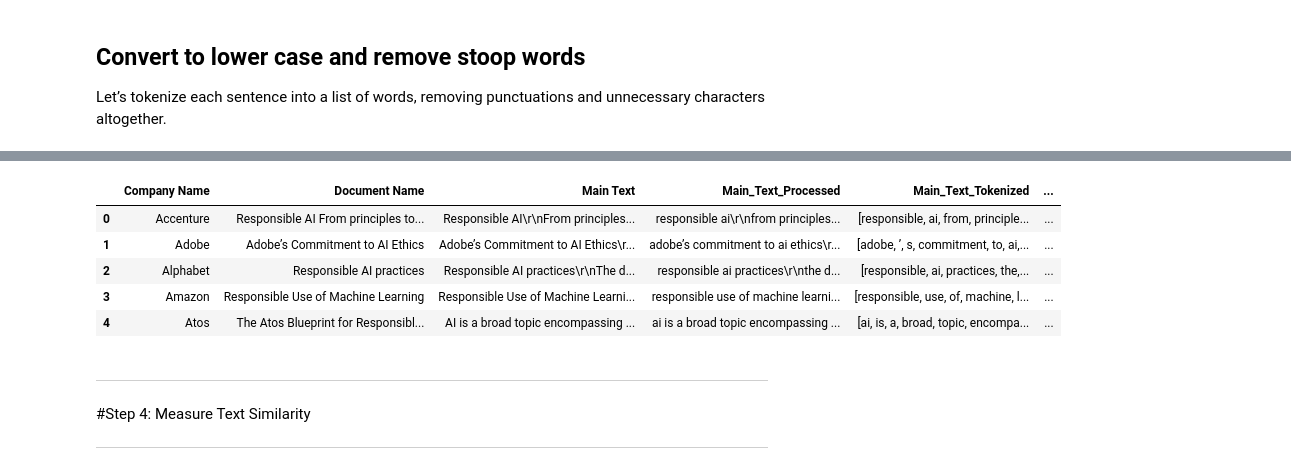
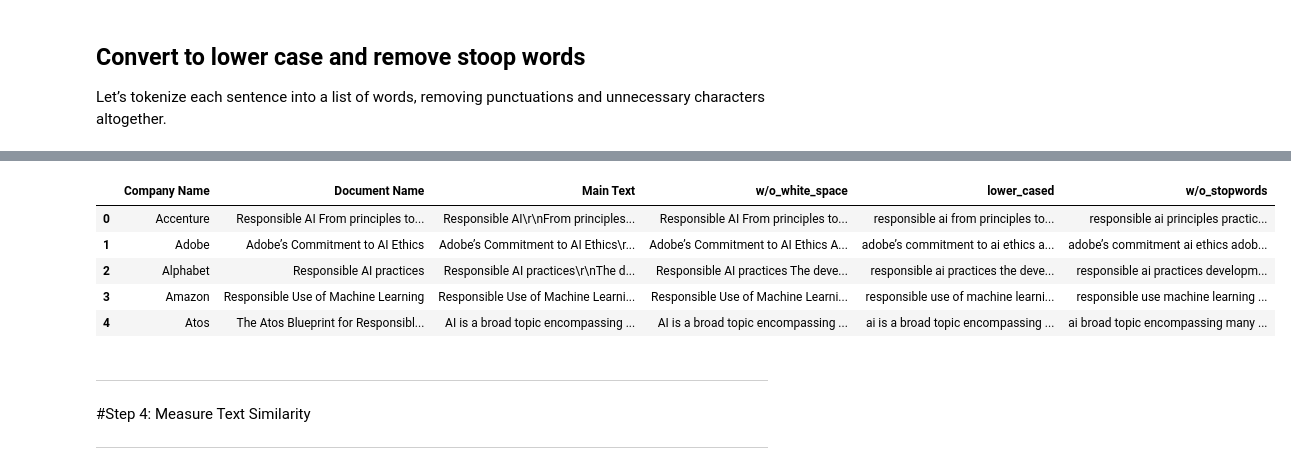
Before and after one commit to Kensuzuki95/Corporate_AI_Ethics_Guideline_Analysis, a Jupyter notebook: Document_Analysis.ipynb, the cells around one changed output, grey strips where cells are left out. Saved outputs shown, nothing was run; the diff lists cells and outputs as text; code cells hidden in the pictures.

```diff
--- a/Document_Analysis.ipynb
+++ b/Document_Analysis.ipynb
@@ -105,0 +100,14 @@ text_data.head()
+# %%
+# Load the regular expression library
+import re
+import nltk
+
+
+# Remove punctuation
+text_data['lower_cased'] = text_data['w/o_white_space'].map(lambda x: re.sub('[,\.!?()]', '', x))
+
+# Convert the text to lowercase
+text_data['lower_cased'] = text_data['lower_cased'].map(lambda x: x.lower())
+
+# Print out the first rows of papers
+text_data.head()
@@ -106,13 +121,15 @@ text_data.head()
 # %%
 #defining the function to remove stopwords from tokenized text
-nltk.download('stopwords')
-stopwords = nltk.corpus.stopwords.words('english')
+import nltk
+from nltk.corpus import stopwords
+stopwords = stopwords.words('english')
 
 def remove_stopwords(text):
-    output= [i for i in text if i not in stopwords]
-    return output
+  sw_removed = [word for word in text.split() if word.lower() not in stopwords]
+  sw_removed = " ".join(sw_removed)
+  return sw_removed
 
 #applying the function
-text_data['Main_text_without_stopwords'] = text_data['Main_Text_Tokenized'].apply(lambda x:remove_stopwords(x))
-#training_data.head()
+text_data['w/o_stopwords'] = text_data['lower_cased'].apply(lambda x:remove_stopwords(x))
+text_data.head()
 # %% [output]
@@ -121,24 +136,9 @@ text_data['Main_text_without_stopwords'] = text_data['Main_Text_Tokenized'].appl
+|  | Company Name | Document Name | Main Text | w/o_white_space | lower_cased | w/o_stopwords |
+| 0 | Accenture | Responsible AI From principles to... | Responsible AI\r\nFrom principles... | Responsible AI From principles to... | responsible ai from principles to... | responsible ai principles practic... |
+| 1 | Adobe | Adobe’s Commitment to AI Ethics | Adobe’s Commitment to AI Ethics\r... | Adobe’s Commitment to AI Ethics A... | adobe’s commitment to ai ethics a... | adobe’s commitment ai ethics adob... |
+| 2 | Alphabet | Responsible AI practices | Responsible AI practices\r\nThe d... | Responsible AI practices The deve... | responsible ai practices the deve... | responsible ai practices developm... |
+| 3 | Amazon | Responsible Use of Machine Learning | Responsible Use of Machine Learni... | Responsible Use of Machine Learni... | responsible use of machine learni... | responsible use machine learning ... |
+| 4 | Atos | The Atos Blueprint for Responsibl... | AI is a broad topic encompassing ... | AI is a broad topic encompassing ... | ai is a broad topic encompassing ... | ai broad topic encompassing many ... |
-# %%
-#importing the Stemming function from nltk library
-from nltk.stem.porter import PorterStemmer
-
-#defining the object for stemming
-porter_stemmer = PorterStemmer()
-
-#defining a function for stemming
-def stemming(text):
-  stem_text = [porter_stemmer.stem(word) for word in text]
-  return stem_text
-
-text_data['Main_text_stemmed'] = text_data['Main_text_without_stopwords'].apply(lambda x: stemming(x))
-text_data.head()
-# %% [output]
-|  | Company Name | Document Name | Main Text | Main_Text_Processed | Main_Text_Tokenized | ... |
-| 0 | Accenture | Responsible AI From principles to... | Responsible AI\r\nFrom principles... | responsible ai\r\nfrom principles... | [responsible, ai, from, principle... | ... |
-| 1 | Adobe | Adobe’s Commitment to AI Ethics | Adobe’s Commitment to AI Ethics\r... | adobe’s commitment to ai ethics\r... | [adobe, ’, s, commitment, to, ai,... | ... |
-| 2 | Alphabet | Responsible AI practices | Responsible AI practices\r\nThe d... | responsible ai practices\r\nthe d... | [responsible, ai, practices, the,... | ... |
-| 3 | Amazon | Responsible Use of Machine Learning | Responsible Use of Machine Learni... | responsible use of machine learni... | [responsible, use, of, machine, l... | ... |
-| 4 | Atos | The Atos Blueprint for Responsibl... | AI is a broad topic encompassing ... | ai is a broad topic encompassing ... | [ai, is, a, broad, topic, encompa... | ... |
 # %% [markdown]
 ** **
 #Step 4: Measure Text Similarity
```
Also changed, not shown: parts of 11 cells of this notebook.
